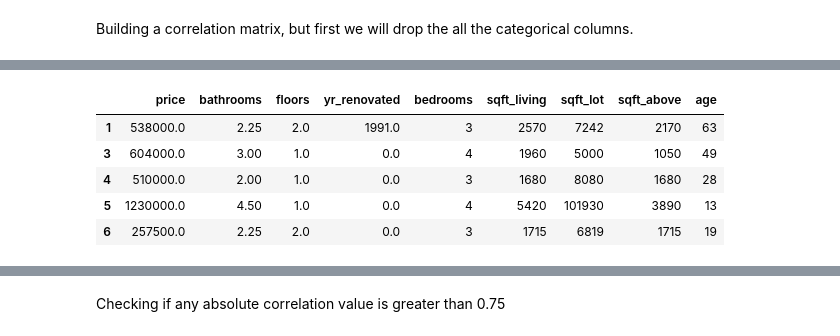
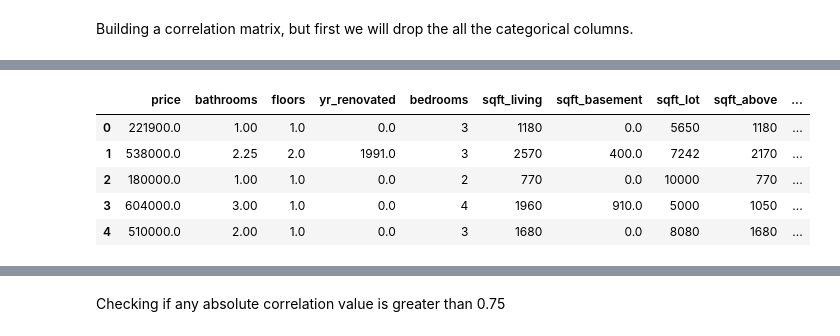
Before and after one commit to LEE-NANGI/PHASE-2-PROJECT, a Jupyter notebook: student.ipynb, the cells around one changed output, grey strips where cells are left out. Drawn from its saved outputs; the diff is of its cells as text; code cells hidden in the pictures.

```diff
--- a/student.ipynb
+++ b/student.ipynb
@@ -169,0 +144,2 @@ df_dup
+# %%
+df['sqft_basement'] = df['sqft_basement'].astype(float)
@@ -268,7 +237,7 @@ for col in select_columns:
 # %%
 # Coverting the column date to a date time object.
 
-copy_df['date'] = pd.to_datetime(copy_df['date'])
+df['date'] = pd.to_datetime(df['date'])
 
 # Creating a dictionary to represent each individual season
 seasons = {1 : 'Winter',
@@ -283,8 +252,8 @@ seasons = {1 : 'Winter',
           10 : 'Autumn',
           11 : 'Autumn',
           12 : 'Winter'}
-copy_df['season'] = copy_df['date'].dt.month.map(seasons)
+df['season'] = df['date'].dt.month.map(seasons)
 
-copy_df.head(3)
+df.head(3)
 # %% [output]
 |  | id | date | price | bedrooms | bathrooms | sqft_living | sqft_lot | floors | waterfront | view | ... |
@@ -295,7 +264,7 @@ copy_df.head(3)
 # %% [markdown]
 ### Adding `age` to the dataset using `date` and `yr_built`
 # %%
-copy_df['age'] = copy_df['date'].dt.year - copy_df['yr_built']
-copy_df.head(4)
+df['age'] = df['date'].dt.year - df['yr_built']
+df.head(4)
 # %% [output]
 |  | id | date | price | bedrooms | bathrooms | sqft_living | sqft_lot | floors | waterfront | view | ... |
@@ -319,7 +288,7 @@ First we'll need to drop the columns we are not going to use. The remaining colu
 
 Columns we'll drop are `id`, `date`, `yr_built`,  `zipcode`, `lat`, `long`. Also `sqft_living15`, `sqft_lot15` as they are not relevant in our dataset.
 # %%
-new_df = copy_df[['price', 'bedrooms', 'bathrooms', 'sqft_living',
+new_df = df[['price', 'bedrooms', 'bathrooms', 'sqft_living',
        'sqft_lot', 'floors', 'waterfront', 'view', 'condition', 'grade',
        'sqft_above', 'sqft_basement', 'yr_renovated', 'season', 'age']]
 # %%
@@ -414,20 +383,16 @@ memory usage: 1.9+ MB
 # %%
-# cols = copy_df.select_dtypes(include='int').columns
+# Columns that have only integers and floats.
 
-# new_df.select_dtypes(include='float').columns
-
-
-# Columns that have only integers and floats.
-corr_df = new_df[['price', 'bathrooms', 'floors', 'yr_renovated', 'bedrooms', 'sqft_living', 'sqft_lot', 'sqft_above', 'age' ]]
+corr_df = new_df[['price', 'bathrooms', 'floors', 'yr_renovated', 'bedrooms', 'sqft_living', 'sqft_basement','sqft_lot', 'sqft_above', 'age' ]]
 
 corr_df.head()
 # %% [output]
-|  | price | bathrooms | floors | yr_renovated | bedrooms | sqft_living | sqft_lot | sqft_above | age |
-| 1 | 538000.0 | 2.25 | 2.0 | 1991.0 | 3 | 2570 | 7242 | 2170 | 63 |
-| 3 | 604000.0 | 3.00 | 1.0 | 0.0 | 4 | 1960 | 5000 | 1050 | 49 |
-| 4 | 510000.0 | 2.00 | 1.0 | 0.0 | 3 | 1680 | 8080 | 1680 | 28 |
-| 5 | 1230000.0 | 4.50 | 1.0 | 0.0 | 4 | 5420 | 101930 | 3890 | 13 |
-| 6 | 257500.0 | 2.25 | 2.0 | 0.0 | 3 | 1715 | 6819 | 1715 | 19 |
+|  | price | bathrooms | floors | yr_renovated | bedrooms | sqft_living | sqft_basement | sqft_lot | sqft_above | ... |
+| 0 | 221900.0 | 1.00 | 1.0 | 0.0 | 3 | 1180 | 0.0 | 5650 | 1180 | ... |
+| 1 | 538000.0 | 2.25 | 2.0 | 1991.0 | 3 | 2570 | 400.0 | 7242 | 2170 | ... |
+| 2 | 180000.0 | 1.00 | 1.0 | 0.0 | 2 | 770 | 0.0 | 10000 | 770 | ... |
+| 3 | 604000.0 | 3.00 | 1.0 | 0.0 | 4 | 1960 | 910.0 | 5000 | 1050 | ... |
+| 4 | 510000.0 | 2.00 | 1.0 | 0.0 | 3 | 1680 | 0.0 | 8080 | 1680 | ... |
 # %%
 # Correlation matrix
 
```
Also changed, not shown: parts of 85 cells of this notebook.
